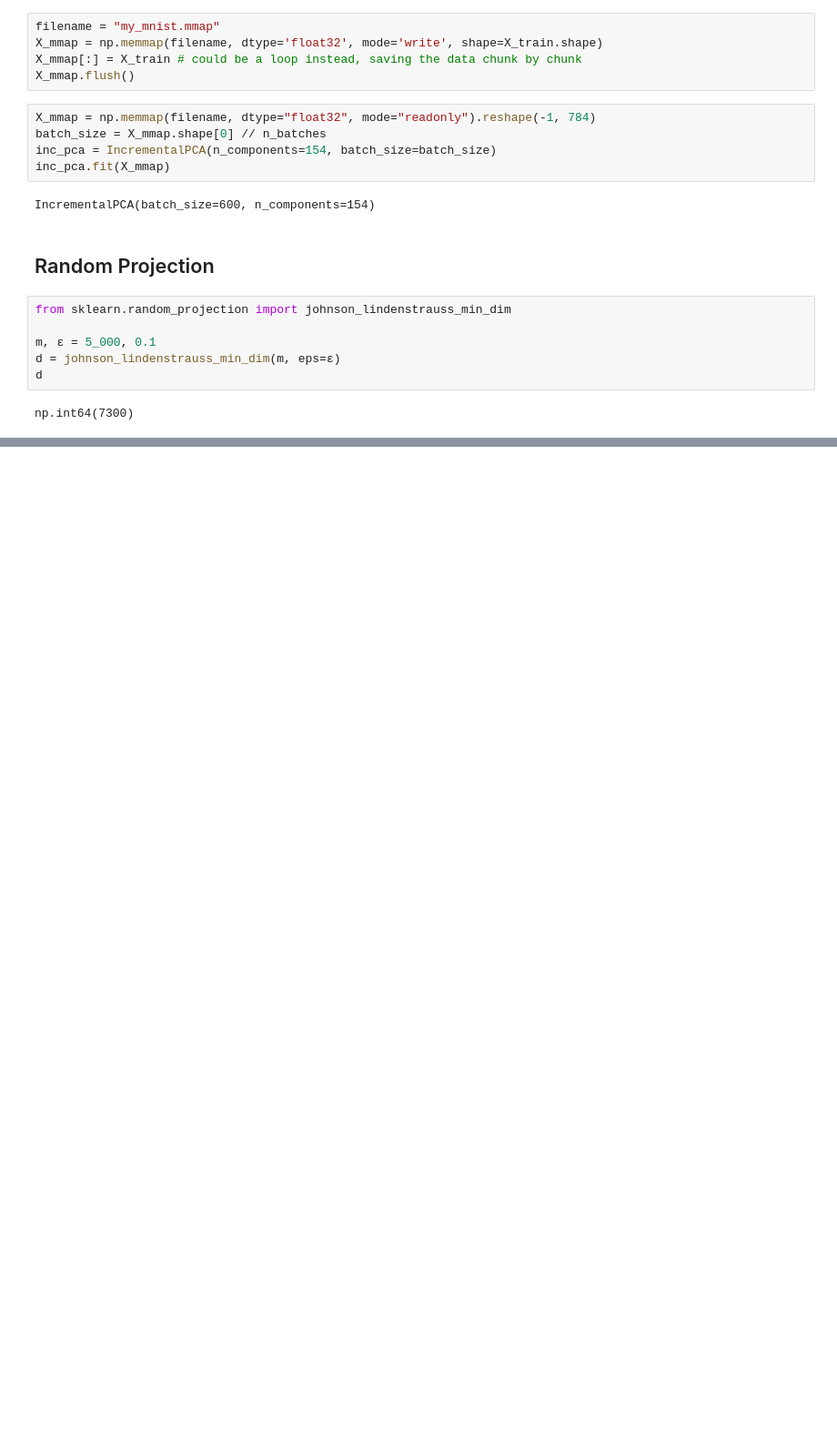
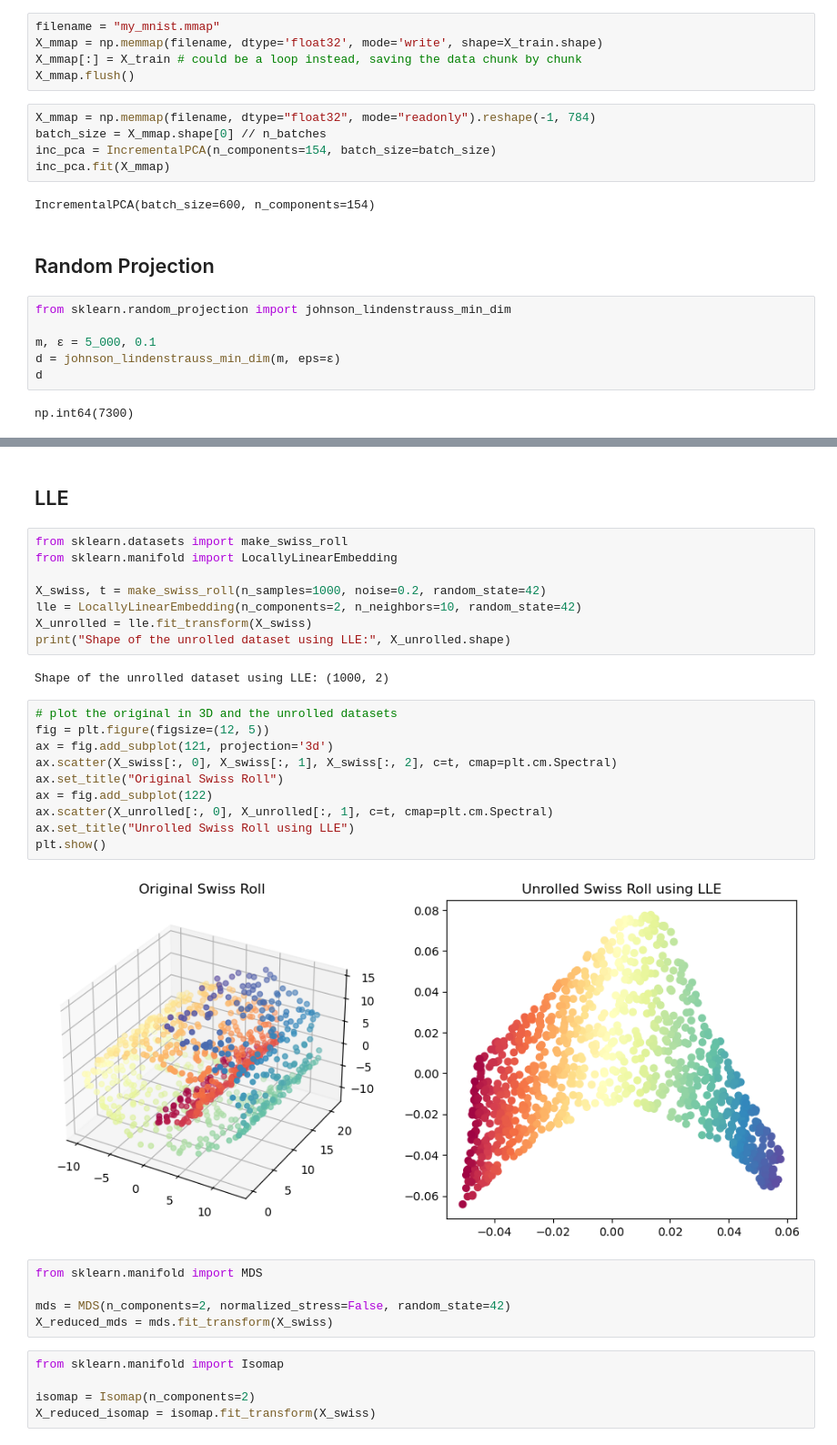
Before and after one commit to Sechi42/homl-study, a Jupyter notebook: 07_dimensionality_reduction/07_dimensionality_reduction.ipynb, the cells around one changed output, grey strips where cells are left out. Shown at 91% size. Cells and saved outputs as stored; diff of their text form; blank space fills up the shorter version.

```diff
--- a/07_dimensionality_reduction/07_dimensionality_reduction.ipynb
+++ b/07_dimensionality_reduction/07_dimensionality_reduction.ipynb
@@ -254,0 +319,34 @@ np.int64(7300)
+# %% [markdown]
+## LLE
+# %%
+from sklearn.datasets import make_swiss_roll
+from sklearn.manifold import LocallyLinearEmbedding
+
+X_swiss, t = make_swiss_roll(n_samples=1000, noise=0.2, random_state=42)
+lle = LocallyLinearEmbedding(n_components=2, n_neighbors=10, random_state=42)
+X_unrolled = lle.fit_transform(X_swiss)
+print("Shape of the unrolled dataset using LLE:", X_unrolled.shape)
+# %% [output]
+Shape of the unrolled dataset using LLE: (1000, 2)
+# %%
+# plot the original in 3D and the unrolled datasets
+fig = plt.figure(figsize=(12, 5))
+ax = fig.add_subplot(121, projection='3d')
+ax.scatter(X_swiss[:, 0], X_swiss[:, 1], X_swiss[:, 2], c=t, cmap=plt.cm.Spectral)
+ax.set_title("Original Swiss Roll")
+ax = fig.add_subplot(122)
+ax.scatter(X_unrolled[:, 0], X_unrolled[:, 1], c=t, cmap=plt.cm.Spectral)
+ax.set_title("Unrolled Swiss Roll using LLE")
+plt.show()
+# %% [output]
+[figure, added]
+# %%
+from sklearn.manifold import MDS
+
+mds = MDS(n_components=2, normalized_stress=False, random_state=42)
+X_reduced_mds = mds.fit_transform(X_swiss)
+# %%
+from sklearn.manifold import Isomap
+
+isomap = Isomap(n_components=2)
+X_reduced_isomap = isomap.fit_transform(X_swiss)
```
Also changed, not shown: parts of 13 cells of this notebook.
